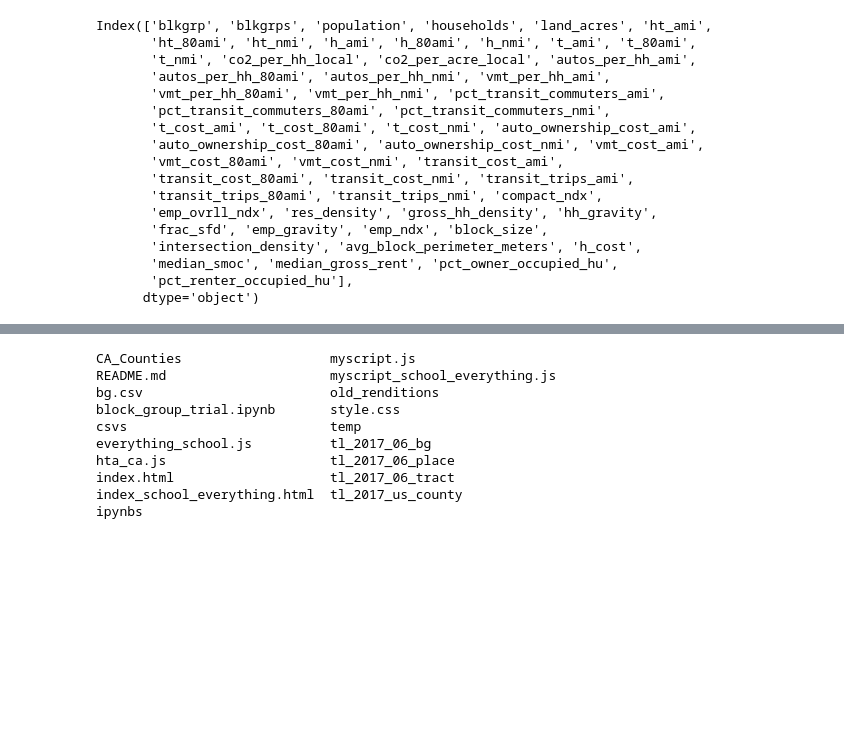
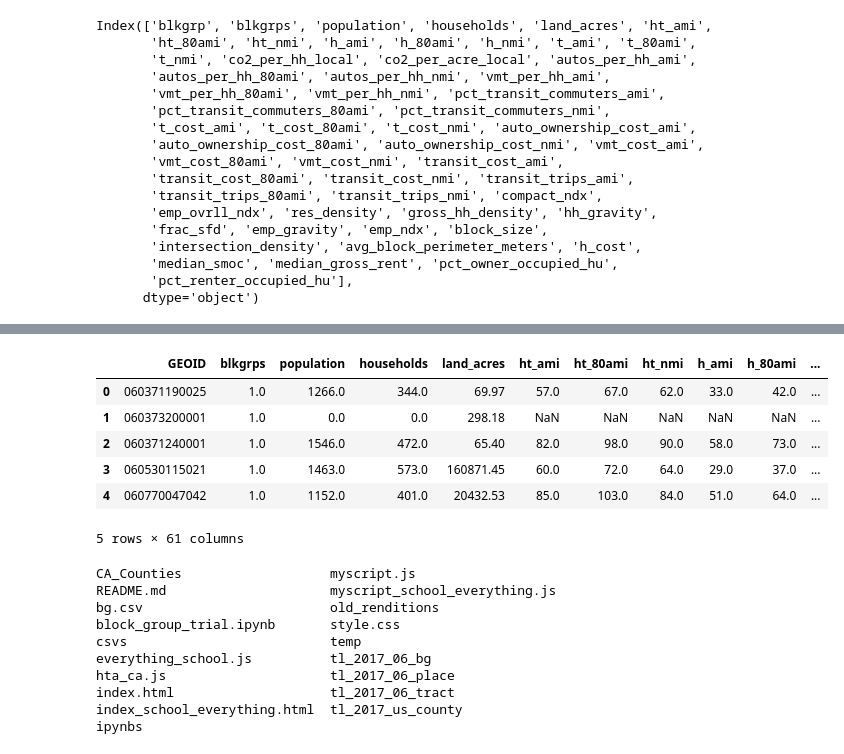
Before and after one commit to SUSA-org/HousingCrisisAPP, a Jupyter notebook: ipynbs/block_group_trial.ipynb, the cells around one changed output, grey strips where cells are left out. Saved outputs shown, nothing was run; the diff lists cells and outputs as text; code cells hidden in the pictures; blank space fills up the shorter version.

Commit message:
calculated preliminary value for block groups

```diff
--- a/ipynbs/block_group_trial.ipynb
+++ b/ipynbs/block_group_trial.ipynb
@@ -270,0 +220,3 @@ bg_full.head()
+# %%
+crimes.drop("Unnamed: 0", axis=1, inplace=True)
+crimes.head()
@@ -270,0 +230,3 @@ bg_full.head()
+# %%
+schools_by_county = schools[['County', 'Rank score (2017)']].groupby("County").aggregate(np.nanmean).reset_index()
+schools_by_county.head()
@@ -270,0 +240,3 @@ bg_full.head()
+# %%
+crimeschools = pd.merge(crimes, schools_by_county, on="County")
+crimeschools.head()
@@ -271,3 +250,15 @@ bg_full.head()
+# %%
+bg_full = pd.merge(add_county_to_ht_bg, crimeschools, how = 'left', left_on='NAME', right_on='County')
+bg_full.drop("NAME", axis=1, inplace=True)
+bg_full.head()
+# %% [output]
+|  | GEOID | blkgrps | population | households | land_acres | ht_ami | ht_80ami | ht_nmi | h_ami | h_80ami | ... |
+| 0 | 060371190025 | 1.0 | 1266.0 | 344.0 | 69.97 | 57.0 | 67.0 | 62.0 | 33.0 | 42.0 | ... |
+| 1 | 060373200001 | 1.0 | 0.0 | 0.0 | 298.18 | NaN | NaN | NaN | NaN | NaN | ... |
+| 2 | 060371240001 | 1.0 | 1546.0 | 472.0 | 65.40 | 82.0 | 98.0 | 90.0 | 58.0 | 73.0 | ... |
+| 3 | 060530115021 | 1.0 | 1463.0 | 573.0 | 160871.45 | 60.0 | 72.0 | 64.0 | 29.0 | 37.0 | ... |
+| 4 | 060770047042 | 1.0 | 1152.0 | 401.0 | 20432.53 | 85.0 | 103.0 | 84.0 | 51.0 | 64.0 | ... |
+5 rows × 61 columns
 # %%
 bg_full.to_csv("bg.csv")
 # %%
```
Also changed, not shown: parts of 17 cells of this notebook, 1 other file.
